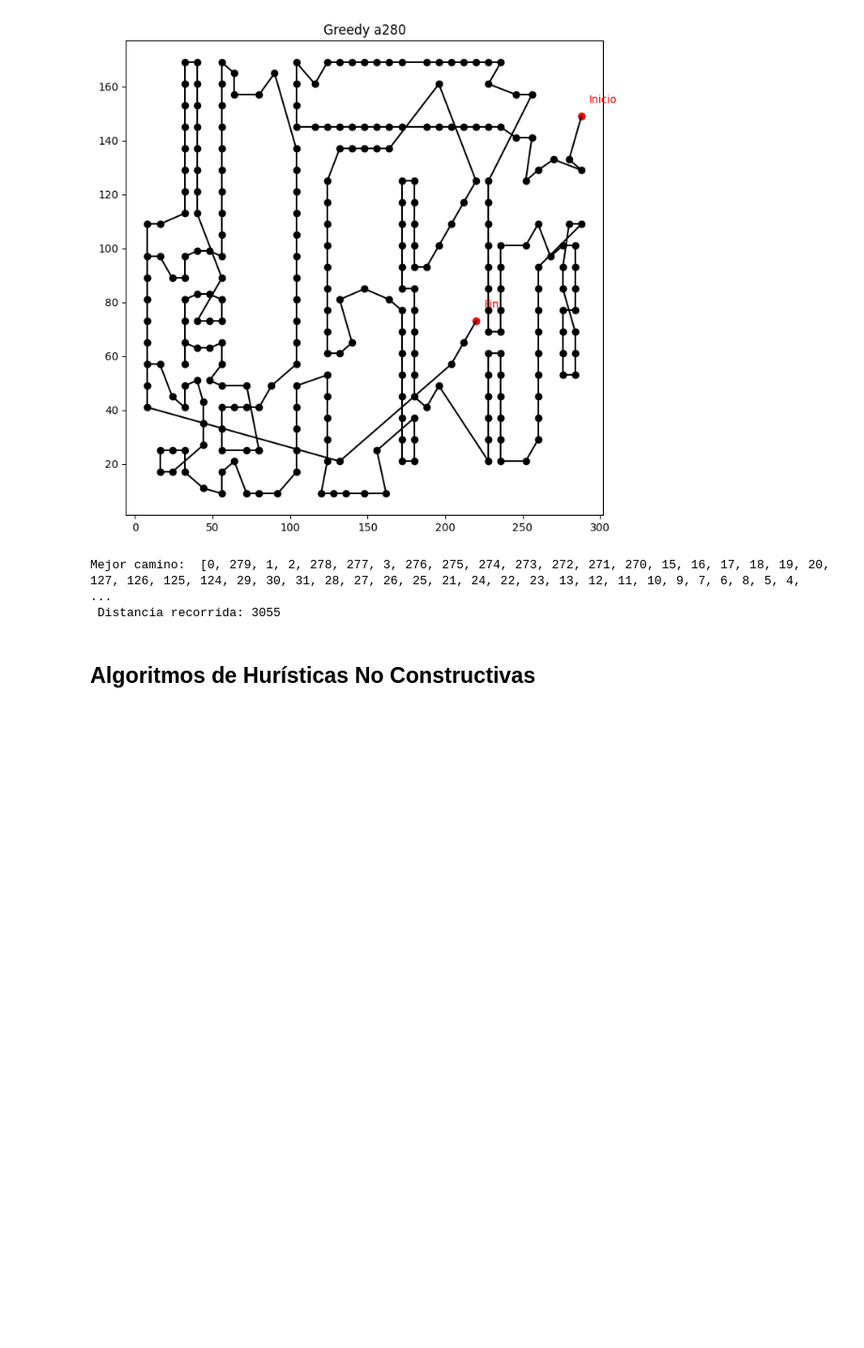
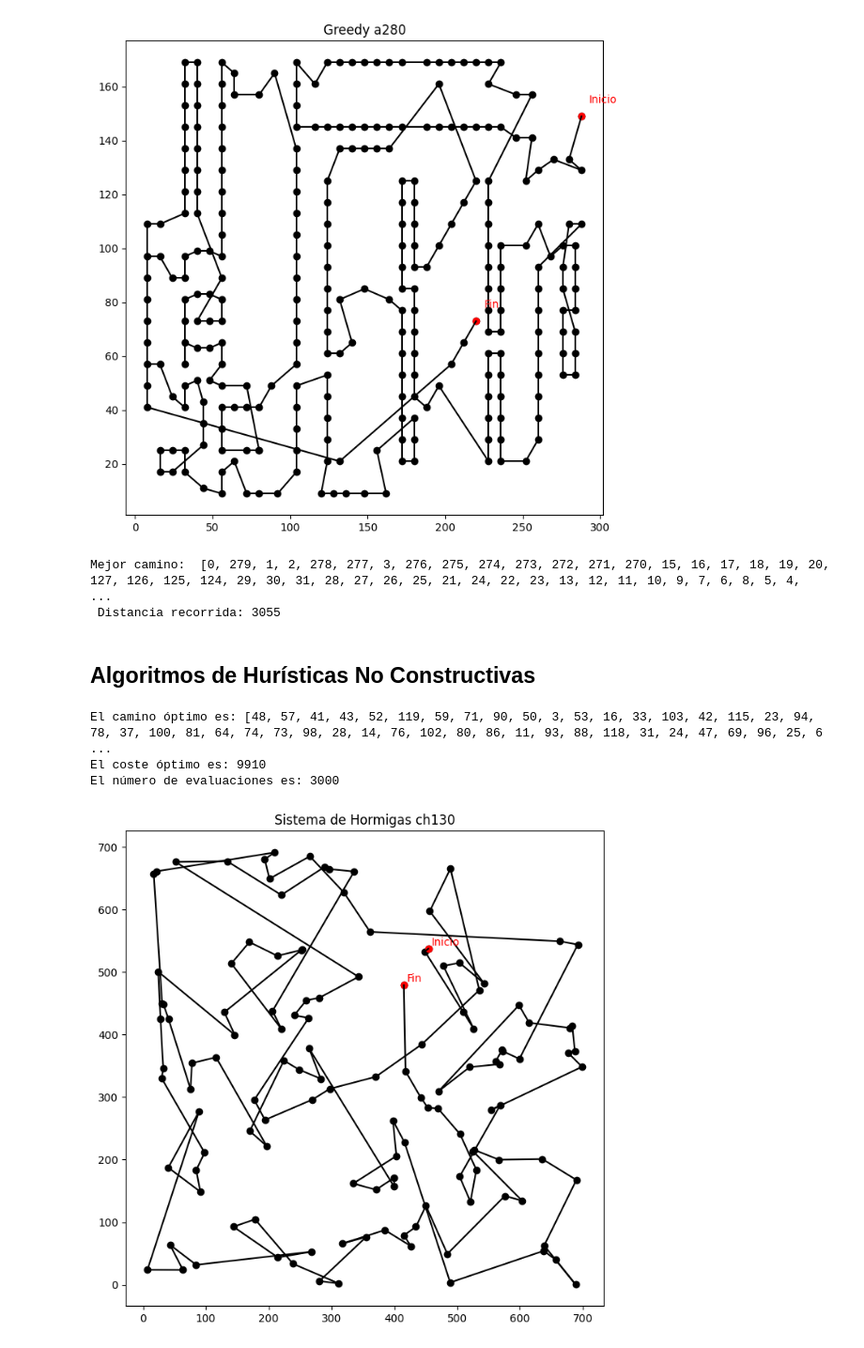
Before and after one commit to GrunCrow/Optimization_Solar_Plant, a Jupyter notebook: 4_Ant_Colony/4_ant_colony.ipynb, the cells around one changed output. Shown at 94% size. Saved outputs shown, nothing was run; the diff lists cells and outputs as text; code cells hidden in the pictures; blank space fills up the shorter version.

```diff
--- a/4_Ant_Colony/4_ant_colony.ipynb
+++ b/4_Ant_Colony/4_ant_colony.ipynb
@@ -177,7 +189,7 @@ El espacio de búsqueda suele ser de un tamaño exponencial con respecto al tama
 # %% [markdown]
 ### Greedy
 # %%
-def greedy_tsp(distances):
+def greedy(distances):
     n = len(distances)
     visited = [False] * n
     path = [0]
@@ -206,11 +218,11 @@ fichero_name = "ch130"
 fichero = 'tsp/' + fichero_name + '.tsp'
 datos_ciudades = cargar_datos(fichero)
 distancias = calcular_distancias(datos_ciudades)
-path, coste = greedy_tsp(distancias)
+path, coste_greedy_c130 = greedy(distancias)
 
 representar_mapa(datos_ciudades, path, greedy_name, fichero_name)
 
-print("Mejor camino: ", path, "\n", "Distancia recorrida:", coste)
+print("Mejor camino: ", path, "\n", "Distancia recorrida:", coste_greedy_c130)
 # %% [output]
 [figure]
 Mejor camino:  [0, 40, 38, 70, 129, 49, 1, 117, 79, 45, 19, 34, 53, 16, 30, 33, 26, 18, 99, 115, 23, 14, 28, 94, 78, 37, 105, 57, 48, 52, 119, 59, 50, 41, 43, 39, 46, 36, 21, 22, 121, 54, 13, 9, 66, 9 ...
@@ -222,11 +234,11 @@ fichero_name = "a280"
 fichero = 'tsp/' + fichero_name + '.tsp'
 datos_ciudades = cargar_datos(fichero)
 distancias = calcular_distancias(datos_ciudades)
-path, coste = greedy_tsp(distancias)
+path, coste_greedy_a280 = greedy(distancias)
 
 representar_mapa(datos_ciudades, path, greedy_name, fichero_name)
 
-print("Mejor camino: ", path, "\n", "Distancia recorrida:", coste)
+print("Mejor camino: ", path, "\n", "Distancia recorrida:", coste_greedy_a280)
 # %% [output]
 [figure]
 Mejor camino:  [0, 279, 1, 2, 278, 277, 3, 276, 275, 274, 273, 272, 271, 270, 15, 16, 17, 18, 19, 20, 127, 126, 125, 124, 29, 30, 31, 28, 27, 26, 25, 21, 24, 22, 23, 13, 12, 11, 10, 9, 7, 6, 8, 5, 4,  ...
@@ -312,0 +312,29 @@ print("El número de evaluaciones es:", evaluaciones)
+# %%
+fichero_name = "ch130"
+fichero = 'tsp/' + fichero_name + '.tsp'
+datos_ciudades = cargar_datos(fichero)
+distancias = calcular_distancias(datos_ciudades)
+
+num_hormigas = n_hormigas
+num_iteraciones = 100 # cambiar por tiempo y establecer en el while
+a = alpha
+b = beta
+rho = parametro_evaporacion
+
+n = len(datos_ciudades)
+L = coste_greedy_c130
+cantidad_feronoma_0 = 1 / (n * L)
+
+f0 = cantidad_feronoma_0
+
+path_optimo, coste_optimo, evaluaciones = sistema_hormigas(datos_ciudades, distancias, num_hormigas, num_iteraciones, a, b, rho, f0)
+
+print("El camino óptimo es:", path_optimo)
+print("El coste óptimo es:", coste_optimo)
+print("El número de evaluaciones es:", evaluaciones)
+representar_mapa(datos_ciudades, path_optimo, algorithm_name=sh_name, fichero_name=fichero_name)
+# %% [output]
+El camino óptimo es: [48, 57, 41, 43, 52, 119, 59, 71, 90, 50, 3, 53, 16, 33, 103, 42, 115, 23, 94, 78, 37, 100, 81, 64, 74, 73, 98, 28, 14, 76, 102, 80, 86, 11, 93, 88, 118, 31, 24, 47, 69, 96, 25, 6 ...
+El coste óptimo es: 9910
+El número de evaluaciones es: 3000
+[figure, added]
```
Also changed, not shown: parts of 7 cells of this notebook, 2 other files.
